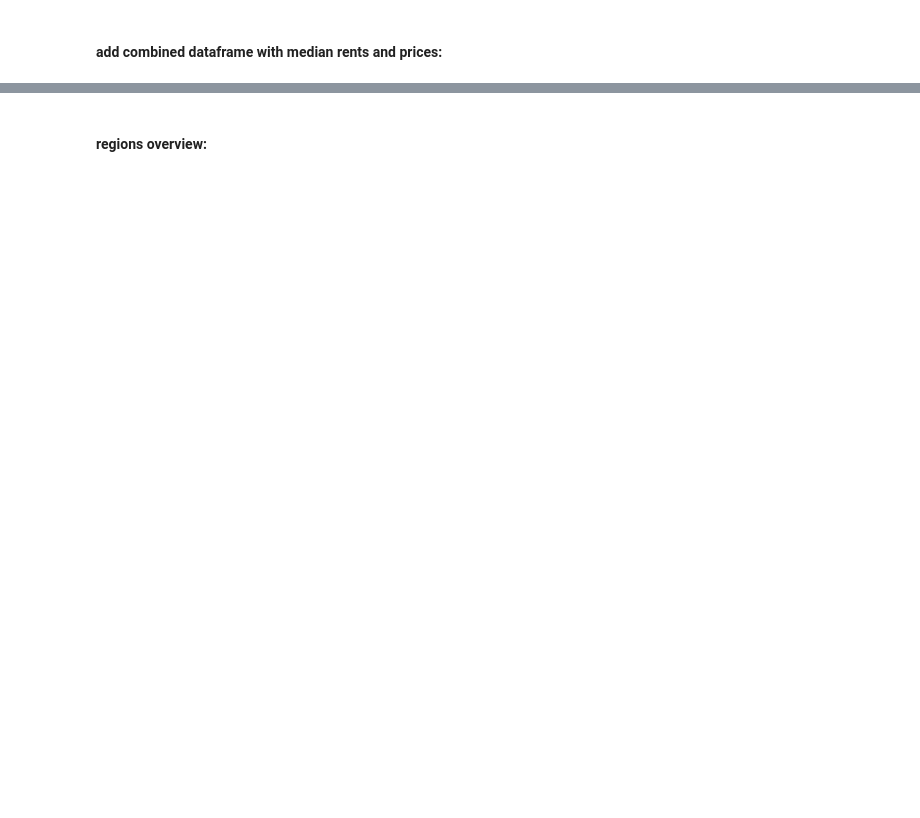
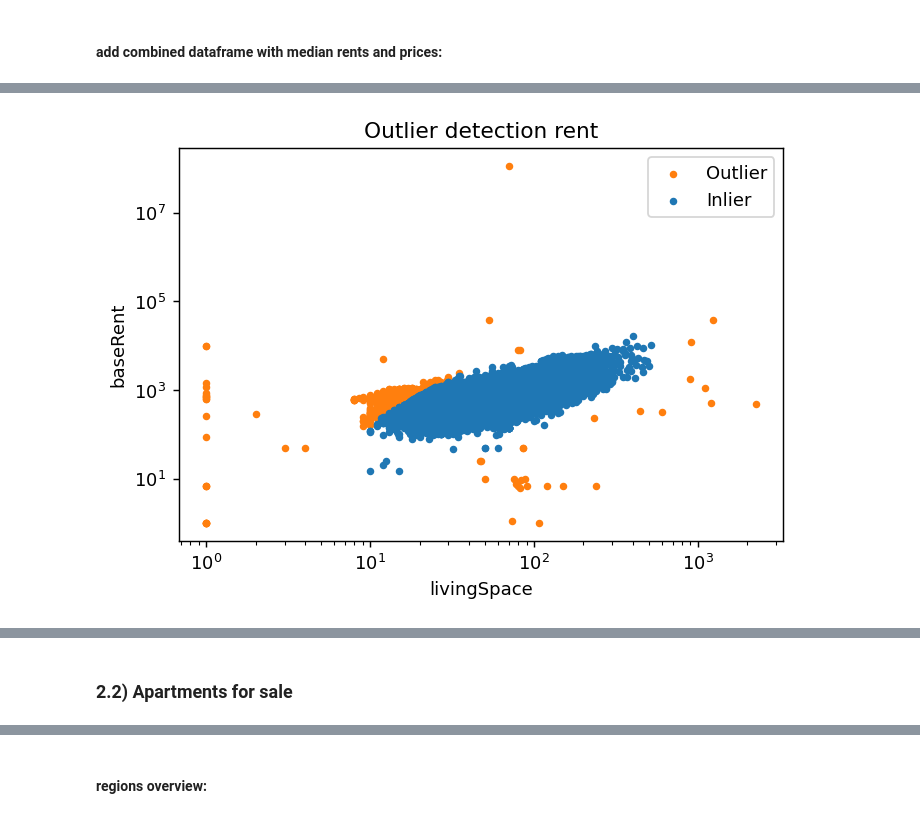
Before and after one commit to maxtue/ApartmentListings, a Jupyter notebook: data_analysis/single_date.ipynb, the cells around one changed output, grey strips where cells are left out. Saved outputs shown, nothing was run; the diff lists cells and outputs as text; code cells hidden in the pictures; blank space fills up the shorter version.

```diff
--- a/data_analysis/single_date.ipynb
+++ b/data_analysis/single_date.ipynb
@@ -114,0 +144,3 @@ sale_select_df = sale_df[sale_select_columns].copy()
+# %%
+X_rent = rent_select_df[["livingSpace", "baseRent"]].applymap(np.log)
+X_sale = sale_select_df[["livingSpace", "purchasePrice"]].applymap(np.log)
@@ -114,0 +151,2 @@ sale_select_df = sale_df[sale_select_columns].copy()
+# %%
+contamination = 0.005
@@ -114,0 +157,11 @@ sale_select_df = sale_df[sale_select_columns].copy()
+# %%
+start = timer()
+
+rent_outlier = EllipticEnvelope(
+    contamination=contamination, random_state=42
+).fit_predict(X_rent)
+rent_inlier_df = rent_select_df[(rent_outlier == 1)]
+rent_outlier_df = rent_select_df[(rent_outlier == -1)]
+
+end = timer()
+print(f"Elapsed time: {np.round(end - start,2)}s")
@@ -114,0 +171,18 @@ sale_select_df = sale_df[sale_select_columns].copy()
+# %%
+fig, ax = plt.subplots()
+rent_outlier_df.plot.scatter(
+    x="livingSpace",
+    y="baseRent",
+    loglog=True,
+    title="Outlier detection rent",
+    color="C1",
+    label="Outlier",
+    s=10,
+    ax=ax,
+)
+rent_inlier_df.plot.scatter(
+    x="livingSpace", y="baseRent", color="C0", label="Inlier", s=10, ax=ax
+)
+fig.savefig("rent_outlier.pdf")
+# %% [output]
+[figure, added]
@@ -114,0 +190,2 @@ sale_select_df = sale_df[sale_select_columns].copy()
+# %% [markdown]
+### 2.2) Apartments for sale
```
Also changed, not shown: parts of 39 cells of this notebook, 1 other file.
